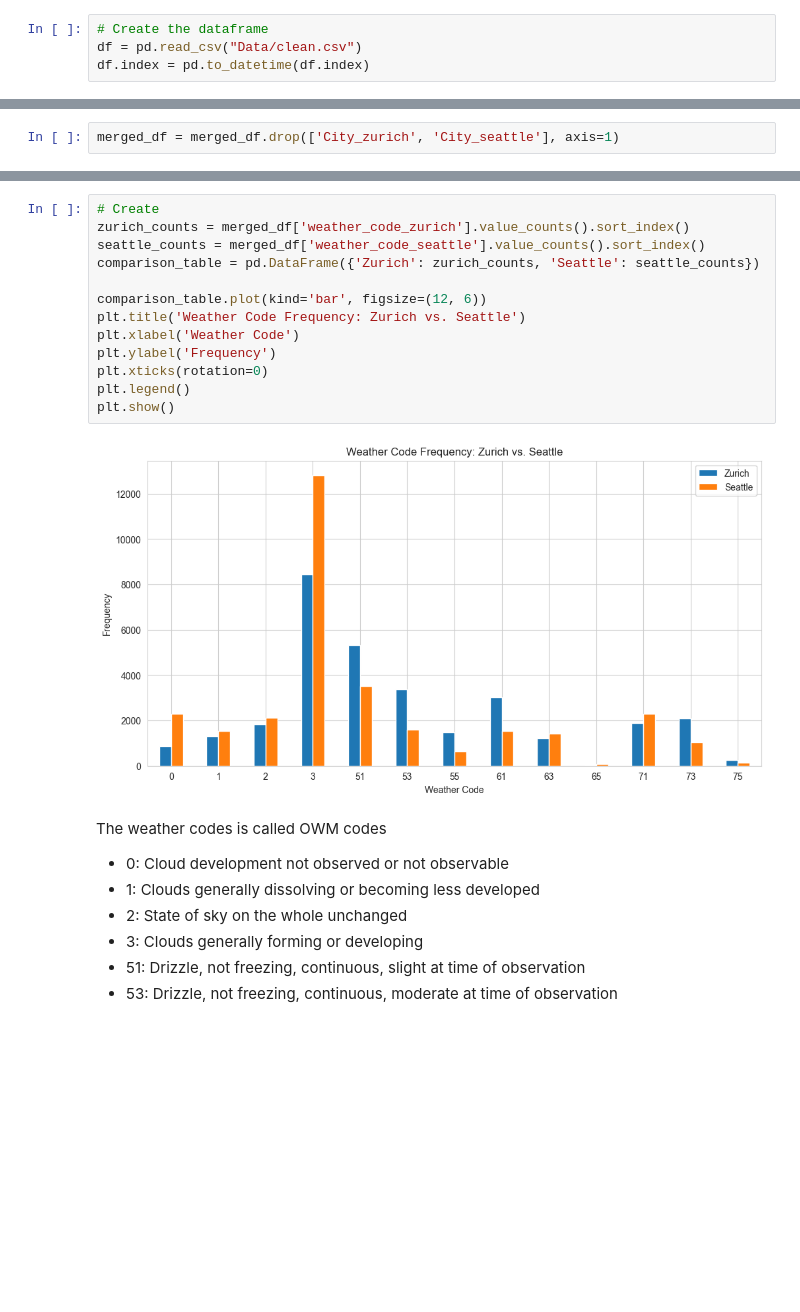
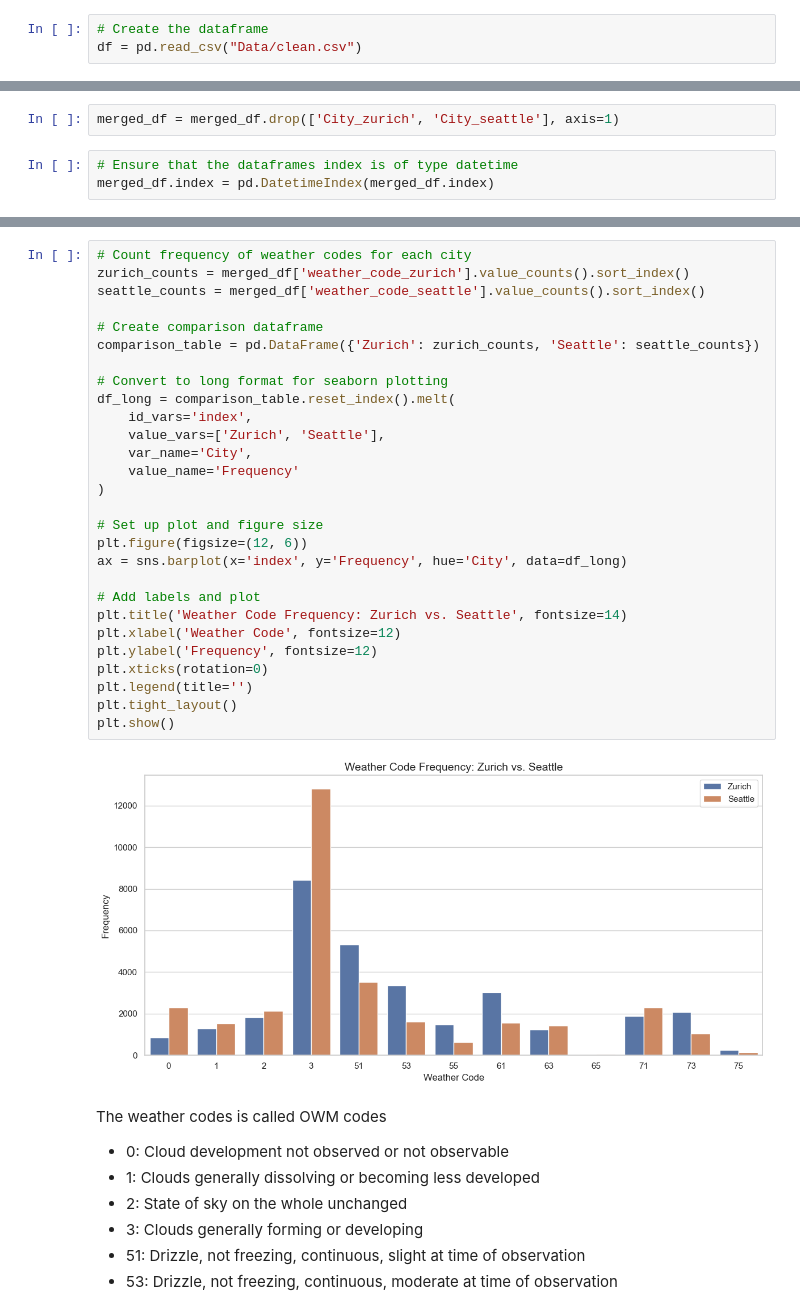
Before and after one commit to Jaffels/CIP_FS25_111, a Jupyter notebook: Johan.ipynb, the cells around one changed output, grey strips where cells are left out. Cells and saved outputs as stored; diff of their text form; blank space fills up the shorter version.

```diff
--- a/Johan.ipynb
+++ b/Johan.ipynb
@@ -385,7 +385,6 @@ The reason Zurich and Seattle was chosen for comparisson is because they are alm
 # %%
 # Create the dataframe
 df = pd.read_csv("Data/clean.csv")
-df.index = pd.to_datetime(df.index)
 # %%
 # Separate Zurich and Seattle data
 zurich_data = df[df['City'] == 'Zurich'].set_index('date')
@@ -395,6 +394,9 @@ seattle_data = df[df['City'] == 'Seattle'].set_index('date')
 merged_df = zurich_data.merge(seattle_data, on='date', suffixes=('_zurich', '_seattle'))
 # %%
 merged_df = merged_df.drop(['City_zurich', 'City_seattle'], axis=1)
+# %%
+# Ensure that the dataframes index is of type datetime
+merged_df.index = pd.DatetimeIndex(merged_df.index)
 # %%
 merged_df
 # %% [output]
@@ -415,18 +417,33 @@ merged_df
 # %%
-# Create
+# Count frequency of weather codes for each city
 zurich_counts = merged_df['weather_code_zurich'].value_counts().sort_index()
 seattle_counts = merged_df['weather_code_seattle'].value_counts().sort_index()
+
+# Create comparison dataframe
 comparison_table = pd.DataFrame({'Zurich': zurich_counts, 'Seattle': seattle_counts})
 
-comparison_table.plot(kind='bar', figsize=(12, 6))
-plt.title('Weather Code Frequency: Zurich vs. Seattle')
-plt.xlabel('Weather Code')
-plt.ylabel('Frequency')
+# Convert to long format for seaborn plotting
+df_long = comparison_table.reset_index().melt(
+    id_vars='index',
+    value_vars=['Zurich', 'Seattle'],
+    var_name='City',
+    value_name='Frequency'
+)
+
+# Set up plot and figure size
+plt.figure(figsize=(12, 6))
+ax = sns.barplot(x='index', y='Frequency', hue='City', data=df_long)
+
+# Add labels and plot
+plt.title('Weather Code Frequency: Zurich vs. Seattle', fontsize=14)
+plt.xlabel('Weather Code', fontsize=12)
+plt.ylabel('Frequency', fontsize=12)
 plt.xticks(rotation=0)
-plt.legend()
+plt.legend(title='')
+plt.tight_layout()
 plt.show()
 # %% [output]
-[figure, old version]
+[figure, new version]
 # %% [markdown]
 The weather codes is called OWM codes
 - 0: Cloud development not observed or not observable
```
Also changed, not shown: parts of 12 cells of this notebook, 1 other file.
